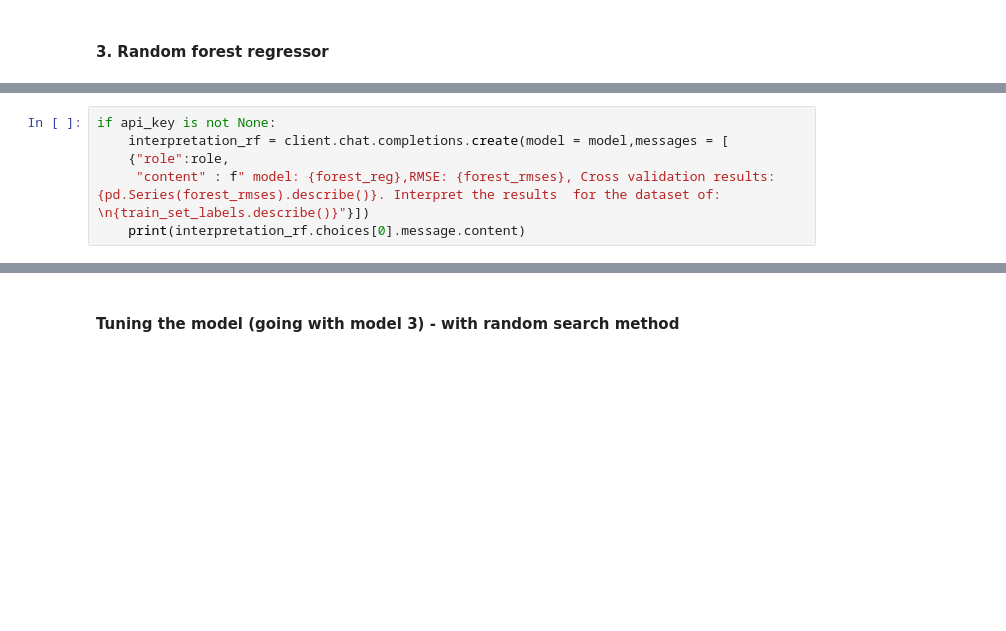
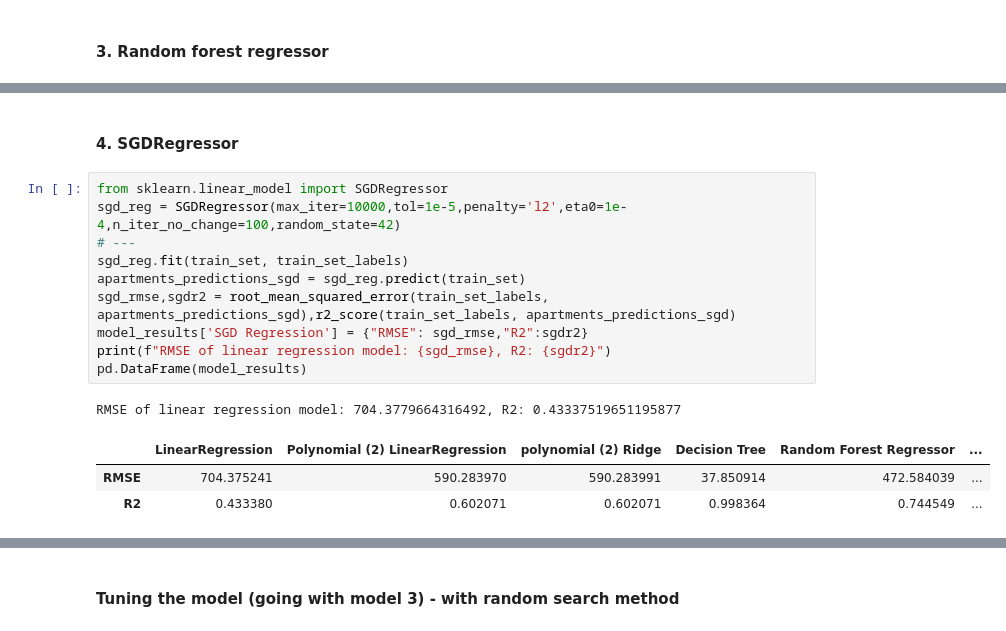
Before and after one commit to MichauJ/Learning-ML, a Jupyter notebook: ML Predicting aparment prices.ipynb, the cells around one changed output, grey strips where cells are left out. Cells and saved outputs as stored; diff of their text form; blank space fills up the shorter version.

```diff
--- a/ML Predicting aparment prices.ipynb
+++ b/ML Predicting aparment prices.ipynb
@@ -694,6 +679,17 @@ dtype: float64
-# %%
-if api_key is not None:
-    interpretation_rf = client.chat.completions.create(model = model,messages = [
-    {"role":role,
-     "content" : f" model: {forest_reg},RMSE: {forest_rmses}, Cross validation results: {pd.Series(forest_rmses).describe()}. Interpret the results  for the dataset of: \n{train_set_labels.describe()}"}])
-    print(interpretation_rf.choices[0].message.content)
+# %% [markdown]
+#### 4. SGDRegressor
+# %%
+from sklearn.linear_model import SGDRegressor
+sgd_reg = SGDRegressor(max_iter=10000,tol=1e-5,penalty='l2',eta0=1e-4,n_iter_no_change=100,random_state=42)
+# ---
+sgd_reg.fit(train_set, train_set_labels)
+apartments_predictions_sgd = sgd_reg.predict(train_set)
+sgd_rmse,sgdr2 = root_mean_squared_error(train_set_labels, apartments_predictions_sgd),r2_score(train_set_labels, apartments_predictions_sgd)
+model_results['SGD Regression'] = {"RMSE": sgd_rmse,"R2":sgdr2}
+print(f"RMSE of linear regression model: {sgd_rmse}, R2: {sgdr2}")
+pd.DataFrame(model_results)
+# %% [output]
+RMSE of linear regression model: 704.3779664316492, R2: 0.43337519651195877
+|  | LinearRegression | Polynomial (2) LinearRegression | polynomial (2) Ridge | Decision Tree | Random Forest Regressor | ... |
+| RMSE | 704.375241 | 590.283970 | 590.283991 | 37.850914 | 472.584039 | ... |
+| R2 | 0.433380 | 0.602071 | 0.602071 | 0.998364 | 0.744549 | ... |
```
Also changed, not shown: parts of 12 cells of this notebook.
